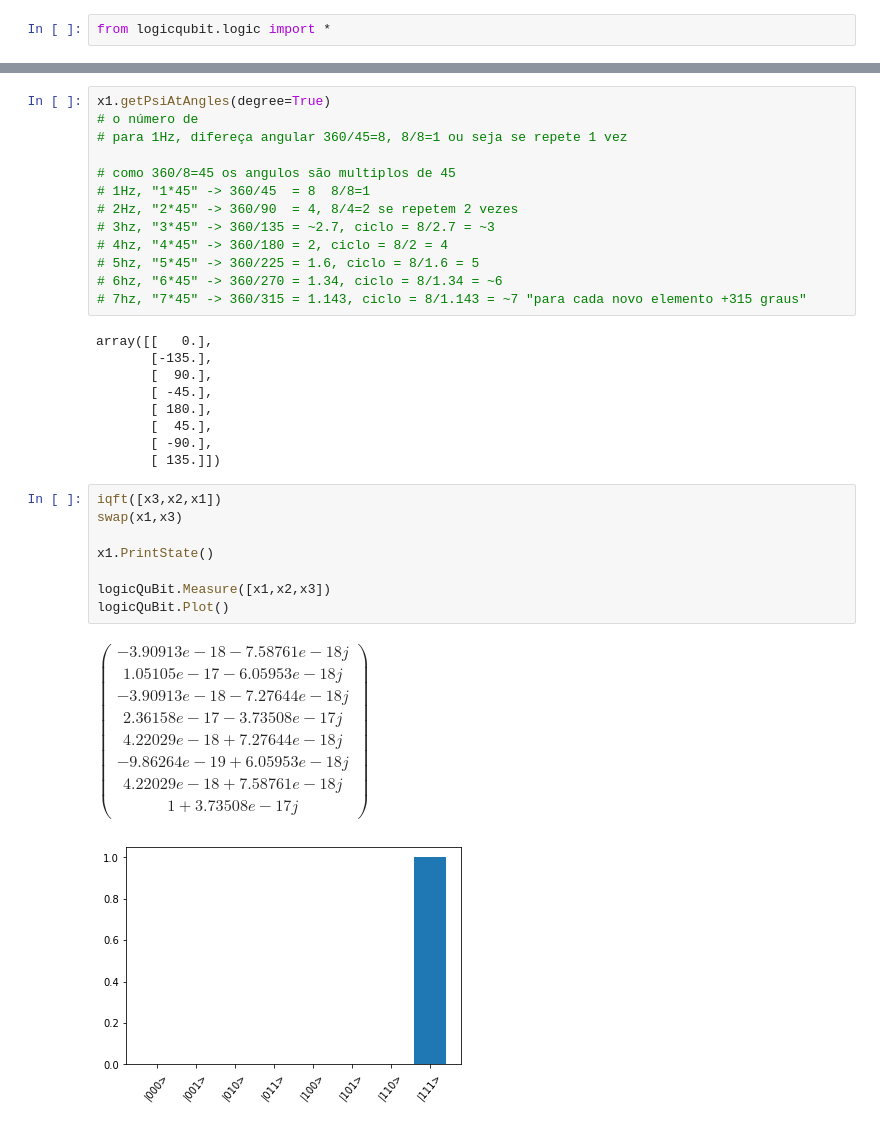
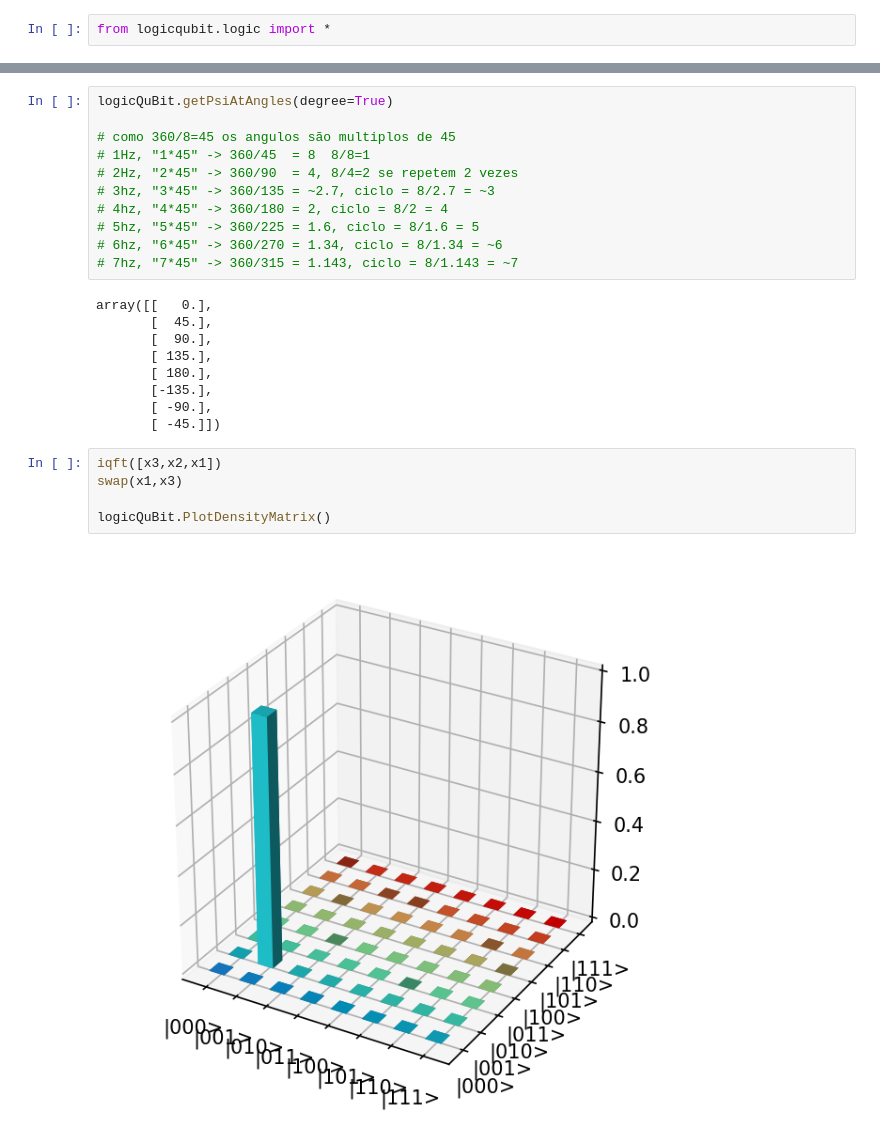
Before and after one commit to clnrp/logicqubit-algorithms, a Jupyter notebook: qft 3q.ipynb, the cells around one changed output, grey strips where cells are left out. Drawn from its saved outputs; the diff is of its cells as text.

```diff
--- a/qft 3q.ipynb
+++ b/qft 3q.ipynb
@@ -41,7 +41,5 @@ $\displaystyle \begin{pmatrix}0.353553 \\ -0.25-0.25j \\ 2.16489e-17+0.353553j \
 # %%
-x1.getPsiAtAngles(degree=True)
-# o número de
-# para 1Hz, difereça angular 360/45=8, 8/8=1 ou seja se repete 1 vez
+logicQuBit.getPsiAtAngles(degree=True)
 
 # como 360/8=45 os angulos são multiplos de 45
 # 1Hz, "1*45" -> 360/45  = 8  8/8=1
@@ -50,24 +48,20 @@ x1.getPsiAtAngles(degree=True)
 # 4hz, "4*45" -> 360/180 = 2, ciclo = 8/2 = 4
 # 5hz, "5*45" -> 360/225 = 1.6, ciclo = 8/1.6 = 5
 # 6hz, "6*45" -> 360/270 = 1.34, ciclo = 8/1.34 = ~6
-# 7hz, "7*45" -> 360/315 = 1.143, ciclo = 8/1.143 = ~7 "para cada novo elemento +315 graus"
+# 7hz, "7*45" -> 360/315 = 1.143, ciclo = 8/1.143 = ~7
 # %% [output]
 array([[   0.],
+       [  45.],
+       [  90.],
+       [ 135.],
+       [ 180.],
        [-135.],
-       [  90.],
-       [ -45.],
-       [ 180.],
-       [  45.],
        [ -90.],
-       [ 135.]])
+       [ -45.]])
 # %%
 iqft([x3,x2,x1])
 swap(x1,x3)
 
-x1.PrintState()
-
-logicQuBit.Measure([x1,x2,x3])
-logicQuBit.Plot()
+logicQuBit.PlotDensityMatrix()
 # %% [output]
-$\displaystyle \begin{pmatrix}-3.90913e-18-7.58761e-18j \\ 1.05105e-17-6.05953e-18j \\ -3.90913e-18-7.27644e-18j \\ 2.36158e-17-3.73508e-17j \\ 4.22029e-18+7.27644e-18j \\ -9.86264e-19+6.05953e-18j \\ 4.22029e-18+7.58761e-18j \\ 1+3.73508e-17j \end{pmatrix}$
-[figure, old version]
+[figure, new version]
```
Also changed, not shown: parts of 5 cells of this notebook, 6 other files.
